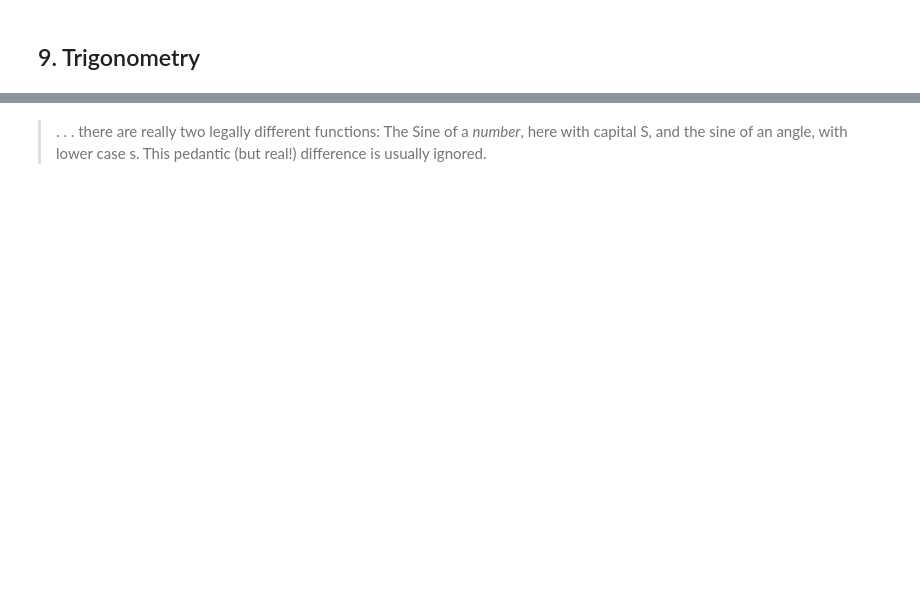
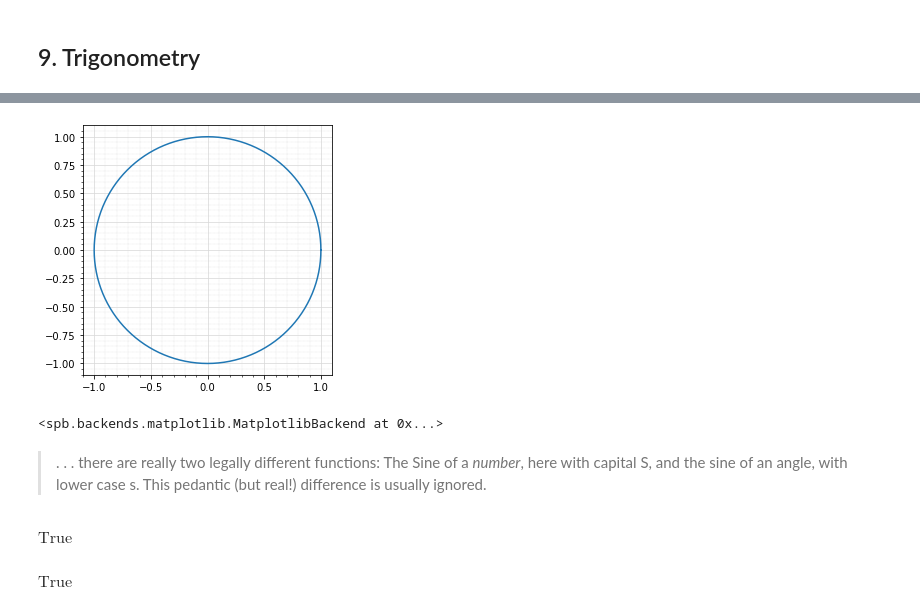
Before and after one commit to James-G-Hill/Sympy-Companion-to-Mathematics-Form-and-Function, a Jupyter notebook: ch04_real_numbers/09_trigonometry.ipynb, the cells around one changed output, grey strips where cells are left out. Drawn from its saved outputs; the diff is of its cells as text; code cells hidden in the pictures; blank space fills up the shorter version.

```diff
--- a/ch04_real_numbers/09_trigonometry.ipynb
+++ b/ch04_real_numbers/09_trigonometry.ipynb
@@ -35,2 +48,13 @@ plt.show()
+# %%
+plot_parametric(
+    cos(theta),
+    sin(theta),
+    (theta, 0, 2*pi),
+    aspect='equal',
+    use_cm=False
+)
+# %% [output]
+[figure, added]
+<spb.backends.matplotlib.MatplotlibBackend at 0x...>
 # %% [markdown]
  > . . . there are really two legally different functions: The Sine of a *number*, here with capital S, and the sine of an angle, with lower case s. This pedantic (but real!) difference is usually ignored.
@@ -114,0 +61,10 @@ plt.show()
+# %%
+t = Symbol('t', real=True)
+
+Eq(sin(t + 2*pi), sin(t))
+# %% [output]
+$\displaystyle \text{True}$
+# %%
+Eq(cos(t + 2*pi), cos(t))
+# %% [output]
+$\displaystyle \text{True}$
```
Also changed, not shown: parts of 42 cells of this notebook, 2 other files.
